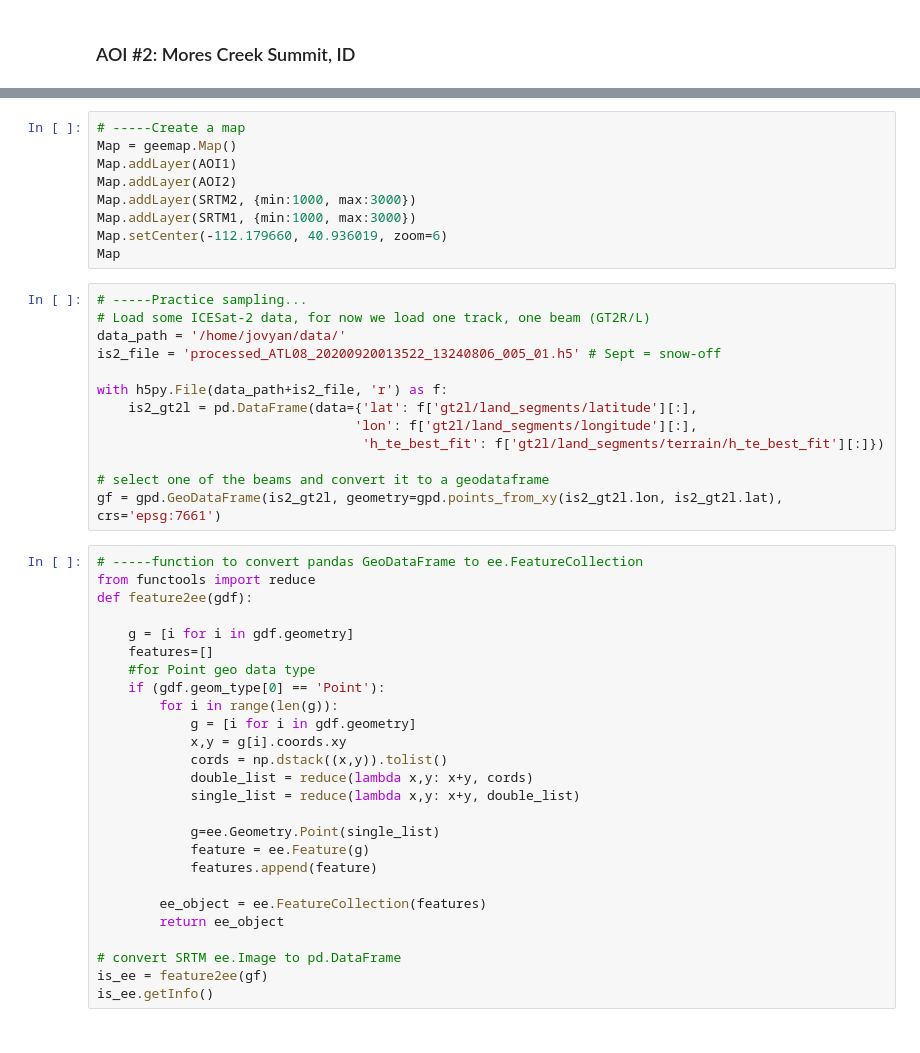
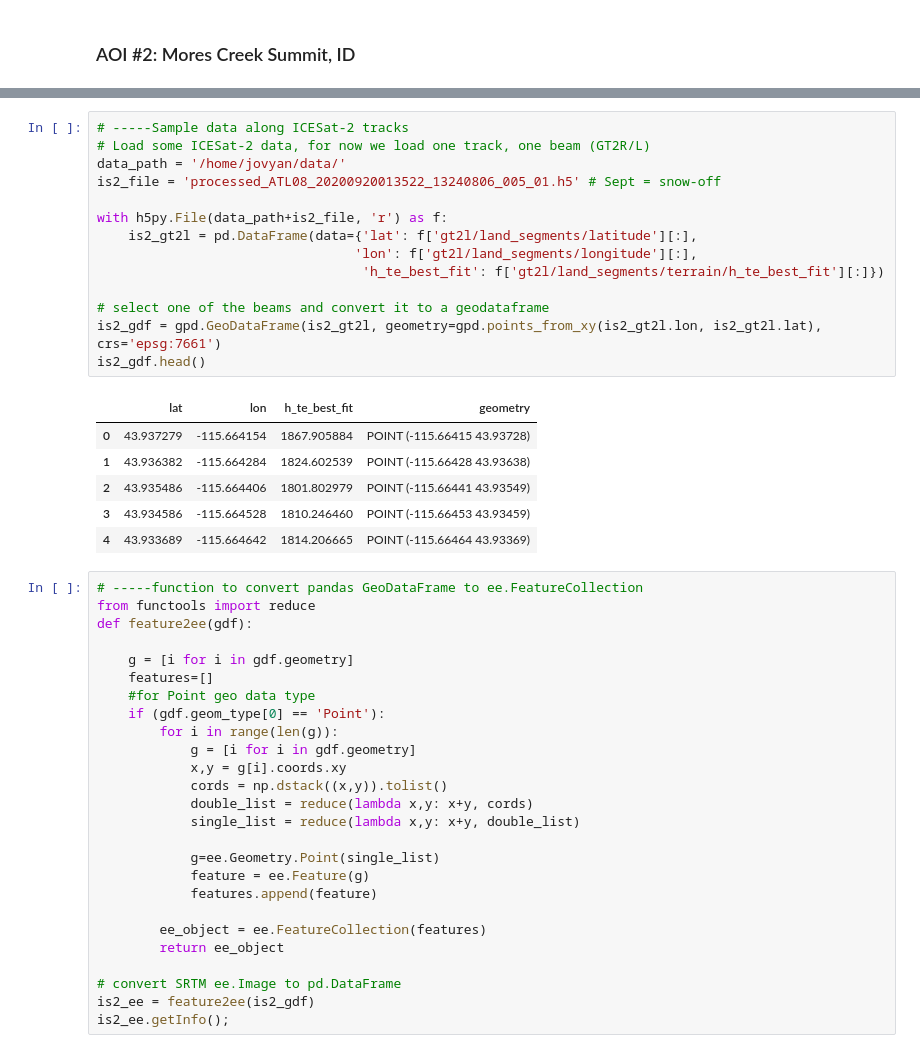
Before and after one commit to ICESAT-2HackWeek/2022-snow-dem-large, a Jupyter notebook: notebooks/SRTM_GEE.ipynb, the cells around one changed output, grey strips where cells are left out. Drawn from its saved outputs; the diff is of its cells as text.

```diff
--- a/notebooks/SRTM_GEE.ipynb
+++ b/notebooks/SRTM_GEE.ipynb
@@ -107,25 +111,24 @@ Image(url=SRTM2_url)
-# %%
-# -----Create a map
-Map = geemap.Map()
-Map.addLayer(AOI1)
-Map.addLayer(AOI2)
-Map.addLayer(SRTM2, {min:1000, max:3000})
-Map.addLayer(SRTM1, {min:1000, max:3000})
-Map.setCenter(-112.179660, 40.936019, zoom=6)
-Map
 # %%
-# -----Practice sampling...
+# -----Sample data along ICESat-2 tracks
 # Load some ICESat-2 data, for now we load one track, one beam (GT2R/L)
 data_path = '/home/jovyan/data/'
 is2_file = 'processed_ATL08_20200920013522_13240806_005_01.h5' # Sept = snow-off
 
 with h5py.File(data_path+is2_file, 'r') as f:
     is2_gt2l = pd.DataFrame(data={'lat': f['gt2l/land_segments/latitude'][:],
                                  'lon': f['gt2l/land_segments/longitude'][:],
                                   'h_te_best_fit': f['gt2l/land_segments/terrain/h_te_best_fit'][:]})
 
 # select one of the beams and convert it to a geodataframe
-gf = gpd.GeoDataFrame(is2_gt2l, geometry=gpd.points_from_xy(is2_gt2l.lon, is2_gt2l.lat), crs='epsg:7661')
+is2_gdf = gpd.GeoDataFrame(is2_gt2l, geometry=gpd.points_from_xy(is2_gt2l.lon, is2_gt2l.lat), crs='epsg:7661')
+is2_gdf.head()
+# %% [output]
+|  | lat | lon | h_te_best_fit | geometry |
+| 0 | 43.937279 | -115.664154 | 1867.905884 | POINT (-115.66415 43.93728) |
+| 1 | 43.936382 | -115.664284 | 1824.602539 | POINT (-115.66428 43.93638) |
+| 2 | 43.935486 | -115.664406 | 1801.802979 | POINT (-115.66441 43.93549) |
+| 3 | 43.934586 | -115.664528 | 1810.246460 | POINT (-115.66453 43.93459) |
+| 4 | 43.933689 | -115.664642 | 1814.206665 | POINT (-115.66464 43.93369) |
 # %%
 # -----function to convert pandas GeoDataFrame to ee.FeatureCollection
 from functools import reduce
@@ -150,6 +153,6 @@ def feature2ee(gdf):
         return ee_object
 
 # convert SRTM ee.Image to pd.DataFrame
-is_ee = feature2ee(gf)
-is_ee.getInfo()
+is2_ee = feature2ee(is2_gdf)
+is2_ee.getInfo();
 # %%
```
Also changed, not shown: parts of 6 cells of this notebook, 1 other file.
